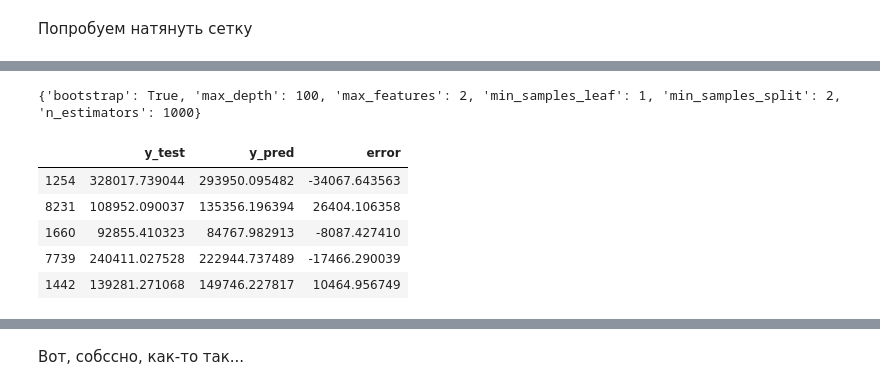
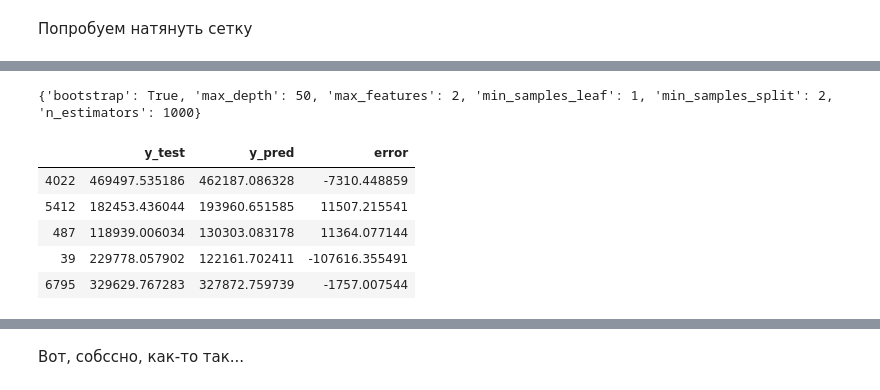
Before and after one commit to comrade747/python, a Jupyter notebook: project_task/ErshovAA_workbook2.ipynb, the cells around one changed output, grey strips where cells are left out. Cells and saved outputs as stored; diff of their text form; code cells hidden in the pictures.

```diff
--- a/project_task/ErshovAA_workbook2.ipynb
+++ b/project_task/ErshovAA_workbook2.ipynb
@@ -613,12 +610,14 @@ rfr = RandomForestRegressor()
+# %%
+lab_enc = LabelEncoder()
+y_train_encoded = lab_enc.fit_transform(y_train)
 # %% [markdown]
 Попробуем натянуть сетку
 # %%
 param_grid = {
-    'bootstrap': [True],
-    'max_depth': [50, 100],
-    'max_features': [1, 2],
+    'max_depth': [25, 50],
+    'max_features': [2, 3],
     'min_samples_leaf': [1, 2],
-    'min_samples_split': [2, 4],
+    'min_samples_split': [2, 3],
     'n_estimators': [1000]
 }
 
@@ -639,14 +653,14 @@ grid_search.fit(X_train, y_train_encoded)
 # %%
 print(grid_search.best_params_)
 # %% [output]
-{'bootstrap': True, 'max_depth': 100, 'max_features': 2, 'min_samples_leaf': 1, 'min_samples_split': 2, 'n_estimators': 1000}
+{'bootstrap': True, 'max_depth': 50, 'max_features': 2, 'min_samples_leaf': 1, 'min_samples_split': 2, 'n_estimators': 1000}
 # %%
 rfr = RandomForestRegressor(
     bootstrap=True,
-    max_depth=100,
-    max_features=3,
+    max_depth=50,
+    max_features=2,
     min_samples_leaf=1,
-    min_samples_split=4,
+    min_samples_split=2,
     n_estimators=1000,
     random_state=42)
 
@@ -655,18 +669,18 @@ rfr.fit(X_train, y_train)
 y_pred = rfr.predict(X_test)
 # %%
 check_test_rfr = pd.DataFrame({
-    "y_test": y_test["Price"],
+    "y_test": y_test,
     "y_pred": y_pred.flatten()
 })
 
 check_test_rfr["error"] = check_test_rfr["y_pred"] - check_test_rfr["y_test"]
 
 check_test_rfr.head()
 # %% [output]
 |  | y_test | y_pred | error |
-| 1254 | 328017.739044 | 293950.095482 | -34067.643563 |
-| 8231 | 108952.090037 | 135356.196394 | 26404.106358 |
-| 1660 | 92855.410323 | 84767.982913 | -8087.427410 |
-| 7739 | 240411.027528 | 222944.737489 | -17466.290039 |
-| 1442 | 139281.271068 | 149746.227817 | 10464.956749 |
+| 4022 | 469497.535186 | 462187.086328 | -7310.448859 |
+| 5412 | 182453.436044 | 193960.651585 | 11507.215541 |
+| 487 | 118939.006034 | 130303.083178 | 11364.077144 |
+| 39 | 229778.057902 | 122161.702411 | -107616.355491 |
+| 6795 | 329629.767283 | 327872.759739 | -1757.007544 |
 # %%
```
Also changed, not shown: parts of 24 cells of this notebook.
